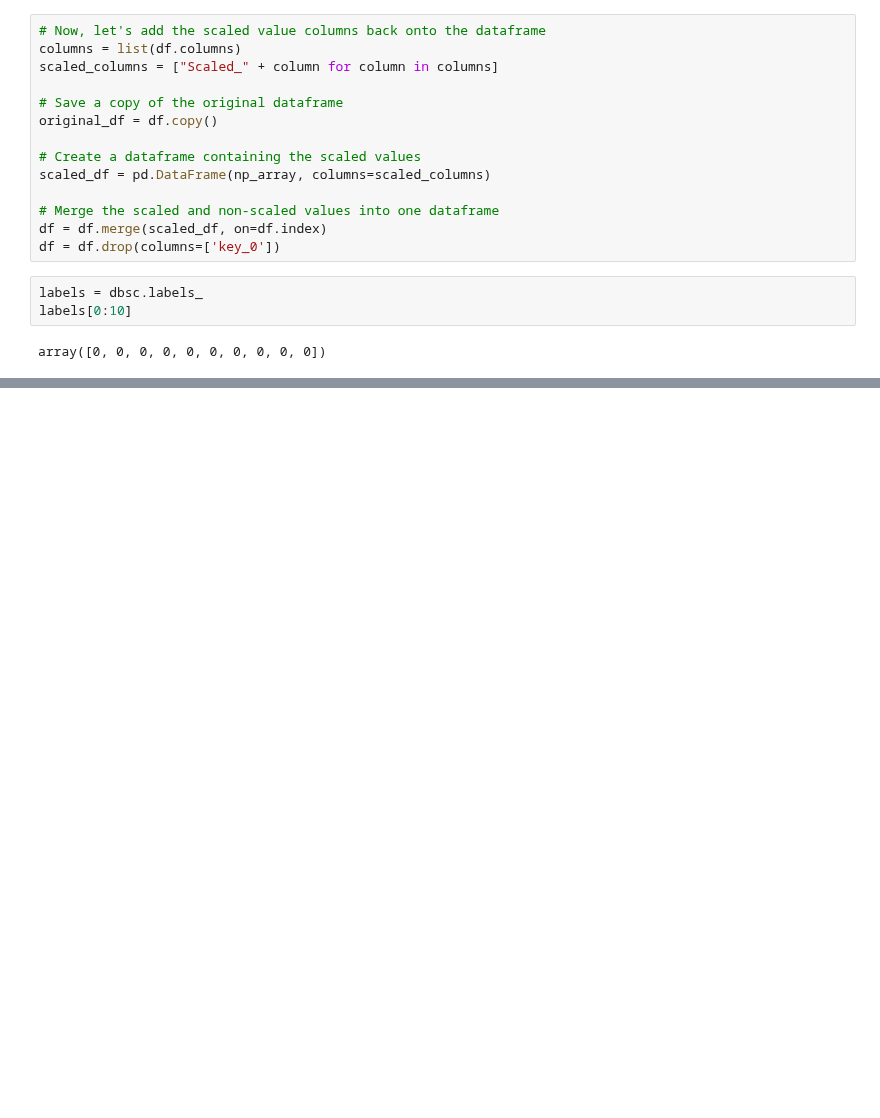
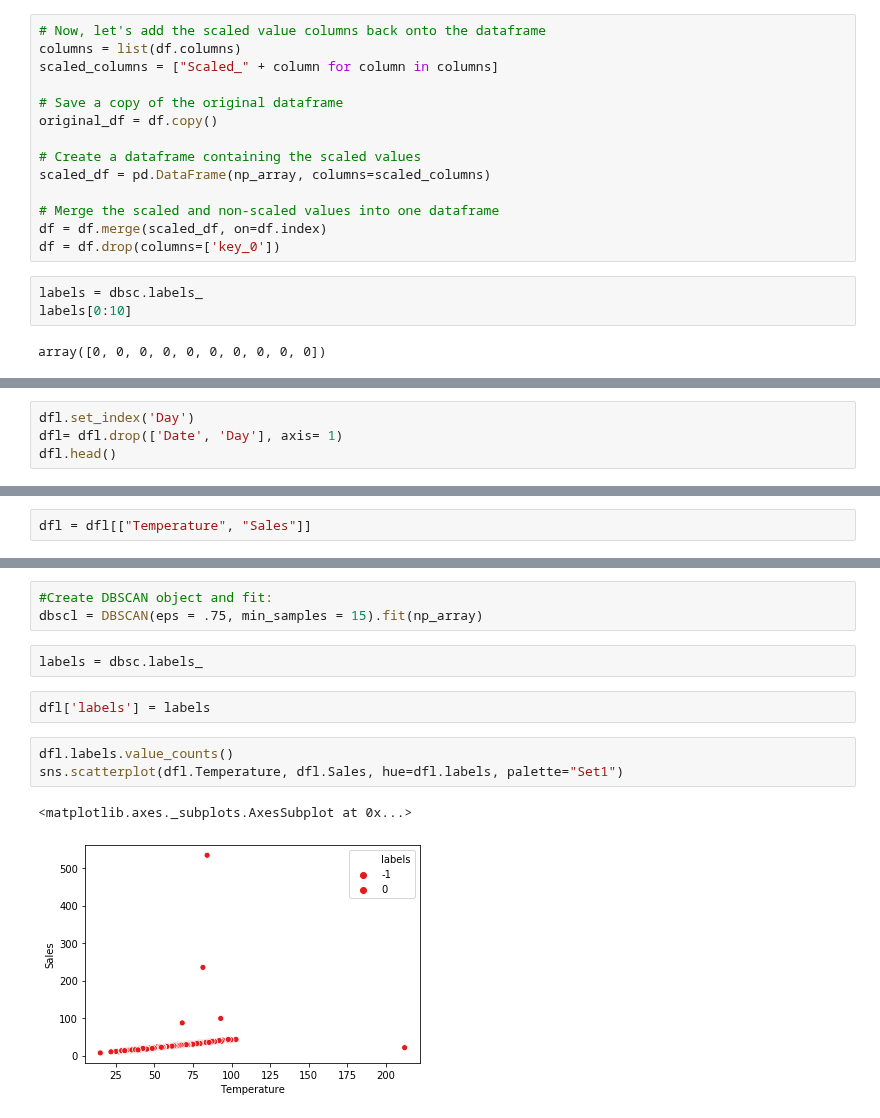
Before and after one commit to Mattsantos541/ds-methodologies-exercises, a Jupyter notebook: anomaly_detection/clustering_anomaly_detection.py or clustering_anomaly_detection.ipynb, the cells around one changed output, grey strips where cells are left out. Cells and saved outputs as stored; diff of their text form; blank space fills up the shorter version.

```diff
--- a/anomaly_detection/clustering_anomaly_detection.py or clustering_anomaly_detection.ipynb
+++ b/anomaly_detection/clustering_anomaly_detection.py or clustering_anomaly_detection.ipynb
@@ -252,0 +263,4 @@ Text(0.5, 0, 'Grocery')
+# %%
+dfl.set_index('Day')
+dfl= dfl.drop(['Date', 'Day'], axis= 1)
+dfl.head()
@@ -252,0 +286,2 @@ Text(0.5, 0, 'Grocery')
+# %%
+dfl = dfl[["Temperature", "Sales"]]
@@ -252,0 +313,13 @@ Text(0.5, 0, 'Grocery')
+# %%
+#Create DBSCAN object and fit:
+dbscl = DBSCAN(eps = .75, min_samples = 15).fit(np_array)
+# %%
+labels = dbsc.labels_
+# %%
+dfl['labels'] = labels
+# %%
+dfl.labels.value_counts()
+sns.scatterplot(dfl.Temperature, dfl.Sales, hue=dfl.labels, palette="Set1")
+# %% [output]
+<matplotlib.axes._subplots.AxesSubplot at 0x...>
+[figure, added]
```
Also changed, not shown: parts of 16 cells of this notebook, 2 other files.
